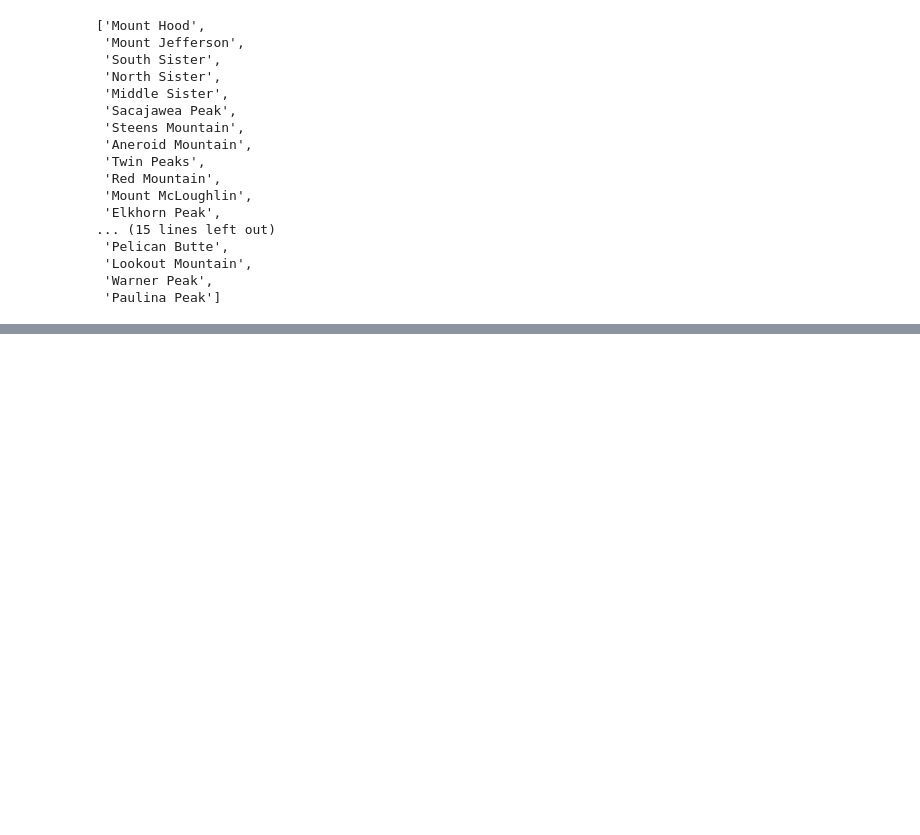
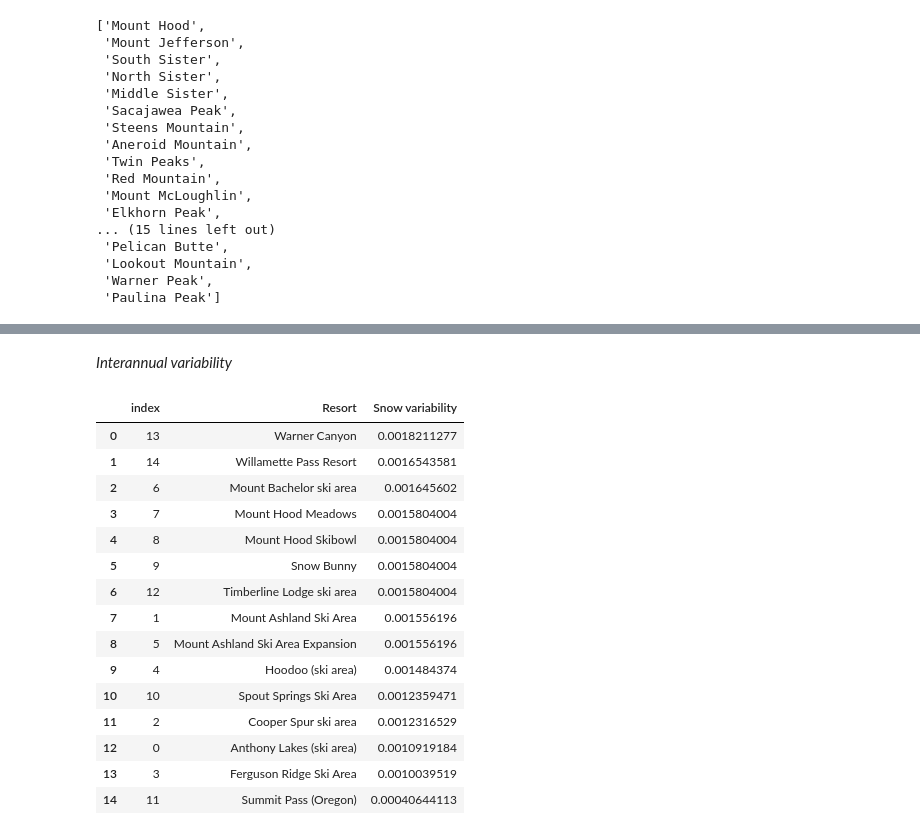
Before and after one commit to LucyMakesMaps/geospatial-data-science, a Jupyter notebook: labs/lab7/Lab7_Submission.ipynb, the cells around one changed output, grey strips where cells are left out. Drawn from its saved outputs; the diff is of its cells as text; code cells hidden in the pictures; blank space fills up the shorter version.

```diff
--- a/labs/lab7/Lab7_Submission.ipynb
+++ b/labs/lab7/Lab7_Submission.ipynb
@@ -260,0 +551,32 @@ map
+# %% [markdown]
+*Interannual variability*
+# %%
+ski_iv = []
+for i in range(len(ski_resort_names)):
+    variable = monthly.sel(latitude=float(ski_resort_coords[i][0]), longitude=float(ski_resort_coords[i][1]), method='nearest')
+    this_sf = variable['sf'].resample(time='12m').mean()
+    range_sf = this_sf.max() - this_sf.min()
+    ski_iv.append(range_sf.values)
+
+vary = {'Resort': ski_resort_names,
+           'Snow variability': ski_iv}
+vary = pd.DataFrame(vary)
+vary = vary.sort_values('Snow variability', ascending=False)
+vary.reset_index()
+# %% [output]
+|  | index | Resort | Snow variability |
+| 0 | 13 | Warner Canyon | 0.0018211277 |
+| 1 | 14 | Willamette Pass Resort | 0.0016543581 |
+| 2 | 6 | Mount Bachelor ski area | 0.001645602 |
+| 3 | 7 | Mount Hood Meadows | 0.0015804004 |
+| 4 | 8 | Mount Hood Skibowl | 0.0015804004 |
+| 5 | 9 | Snow Bunny | 0.0015804004 |
+| 6 | 12 | Timberline Lodge ski area | 0.0015804004 |
+| 7 | 1 | Mount Ashland Ski Area | 0.001556196 |
+| 8 | 5 | Mount Ashland Ski Area Expansion | 0.001556196 |
+| 9 | 4 | Hoodoo (ski area) | 0.001484374 |
+| 10 | 10 | Spout Springs Ski Area | 0.0012359471 |
+| 11 | 2 | Cooper Spur ski area | 0.0012316529 |
+| 12 | 0 | Anthony Lakes (ski area) | 0.0010919184 |
+| 13 | 3 | Ferguson Ridge Ski Area | 0.0010039519 |
+| 14 | 11 | Summit Pass (Oregon) | 0.00040644113 |
```
Also changed, not shown: parts of 30 cells of this notebook, 1 other file.
